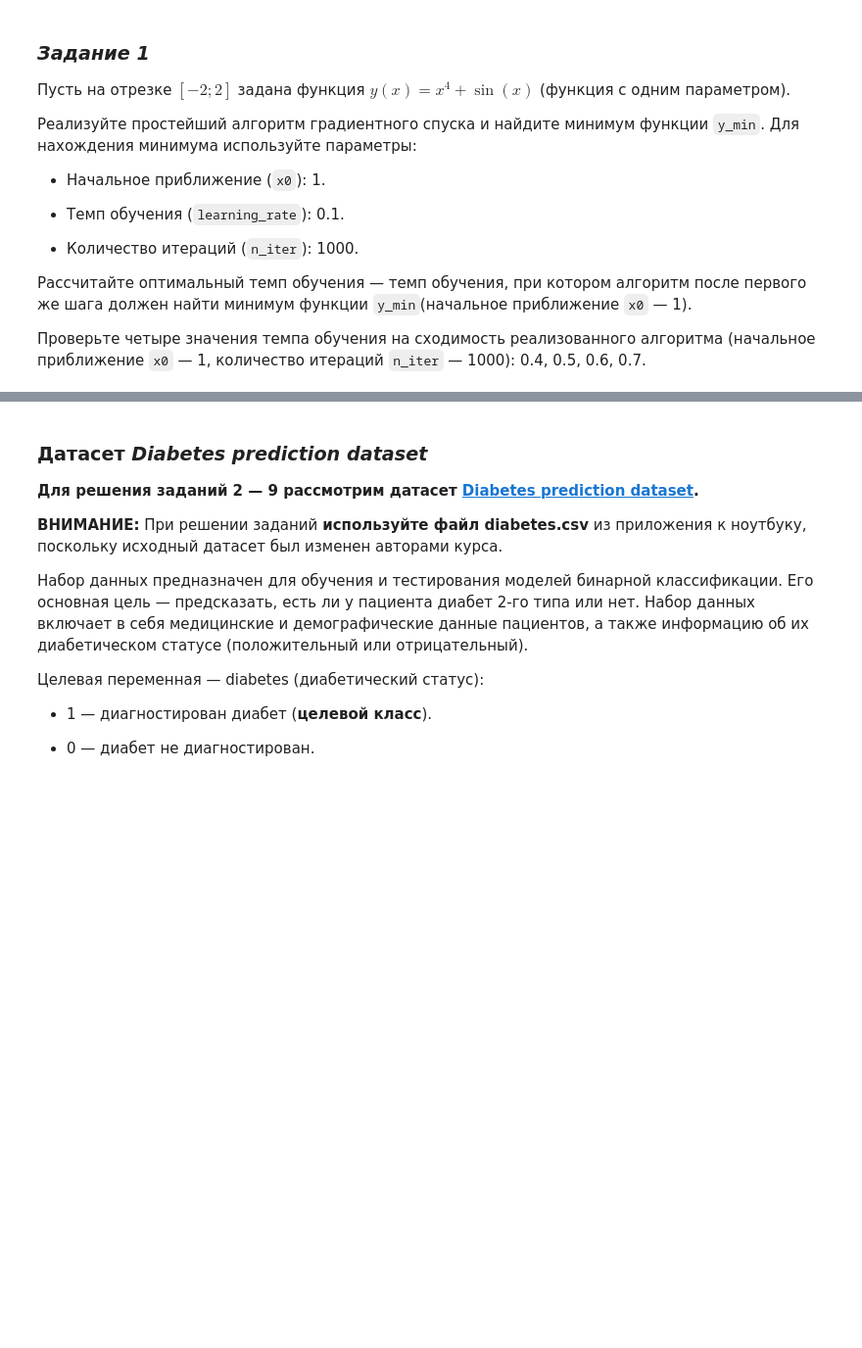
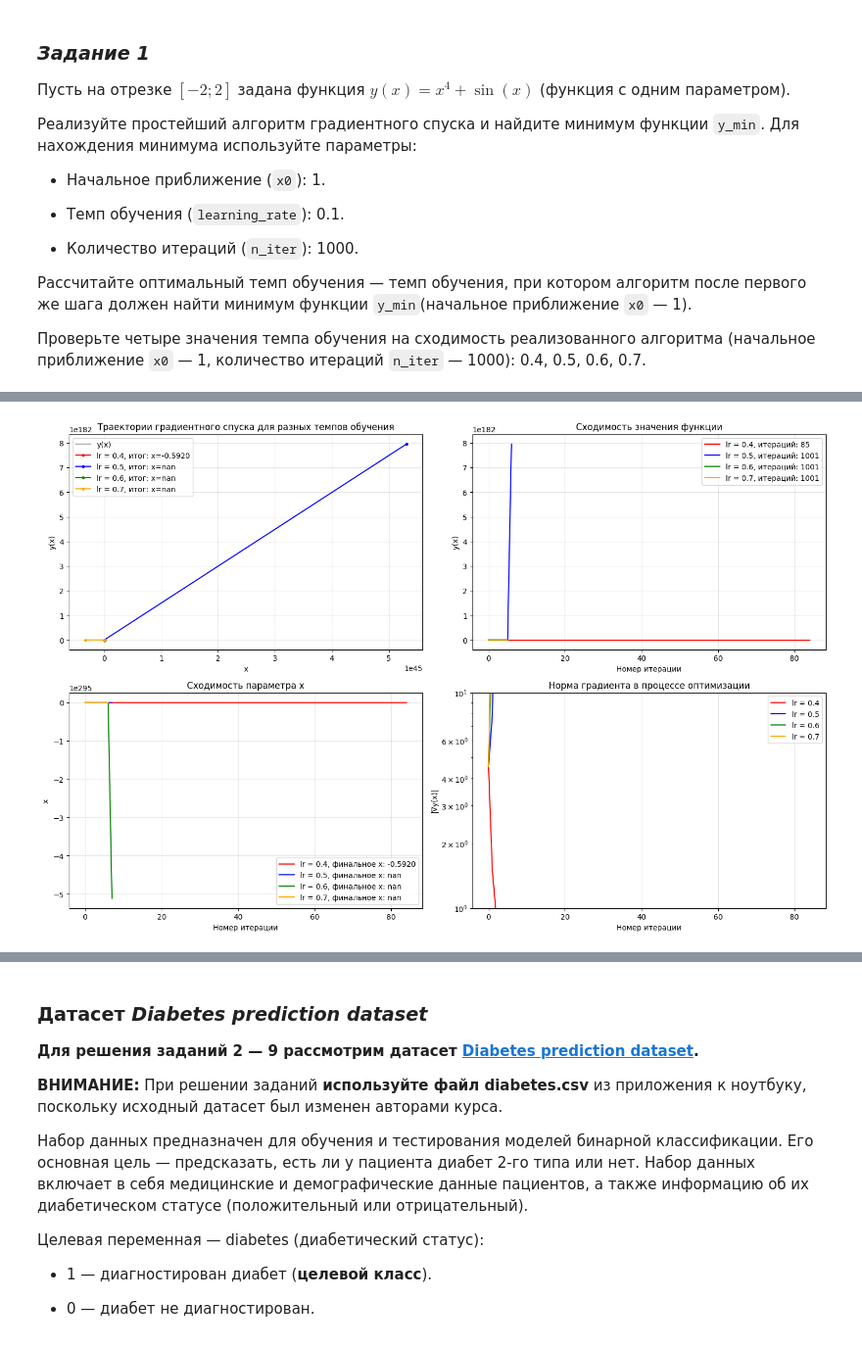
Before and after one commit to HoshiBatista/ODS.ai-Classic-ML-course, a Jupyter notebook: notebooks/home_work_2/02. Задание.ipynb, the cells around one changed output, grey strips where cells are left out. Shown at 98% size. Saved outputs shown, nothing was run; the diff lists cells and outputs as text; code cells hidden in the pictures; blank space fills up the shorter version.

```diff
--- a/notebooks/home_work_2/02. Задание.ipynb
+++ b/notebooks/home_work_2/02. Задание.ipynb
@@ -249,4 +359,4 @@ plt.show()
 
 learning_rates = [0.4, 0.5, 0.6, 0.7]
 
-...
+results = analyze_convergence(x0, learning_rates, n_iter, gradient_y, func_y)
@@ -252,0 +384,66 @@ learning_rates = [0.4, 0.5, 0.6, 0.7]
+# %%
+# Визуализация сходимости для разных темпов обучения
+plt.figure(figsize=(15, 10))
+
+# График 1: Траектории градиентного спуска
+plt.subplot(2, 2, 1)
+plt.plot(x, y, 'k-', alpha=0.3, label='y(x)')
+
+colors = ['red', 'blue', 'green', 'orange']
+for i, lr in enumerate(learning_rates):
+    x_hist = results[lr]['x_history']
+    y_hist = results[lr]['y_history']
+    plt.plot(x_hist, y_hist, 'o-', color=colors[i], markersize=3,
+             label=f'lr = {lr}, итог: x={results[lr]["x_min"]:.4f}')
+
+plt.xlabel('x')
+plt.ylabel('y(x)')
+plt.title('Траектории градиентного спуска для разных темпов обучения')
+plt.legend()
+plt.grid(True, alpha=0.3)
+
+# График 2: Значение функции от номера итерации
+plt.subplot(2, 2, 2)
+for i, lr in enumerate(learning_rates):
+    y_hist = results[lr]['y_history']
+    plt.plot(range(len(y_hist)), y_hist, color=colors[i],
+             label=f'lr = {lr}, итераций: {len(y_hist)}')
+
+plt.xlabel('Номер итерации')
+plt.ylabel('y(x)')
+plt.title('Сходимость значения функции')
+plt.legend()
+plt.grid(True, alpha=0.3)
+
+# График 3: Значение x от номера итерации
+plt.subplot(2, 2, 3)
+for i, lr in enumerate(learning_rates):
+    x_hist = results[lr]['x_history']
+    plt.plot(range(len(x_hist)), x_hist, color=colors[i],
+             label=f'lr = {lr}, финальное x: {x_hist[-1]:.4f}')
+
+plt.xlabel('Номер итерации')
+plt.ylabel('x')
+plt.title('Сходимость параметра x')
+plt.legend()
+plt.grid(True, alpha=0.3)
+
+# График 4: Норма градиента от номера итерации
+plt.subplot(2, 2, 4)
+for i, lr in enumerate(learning_rates):
+    x_hist = results[lr]['x_history']
+    grad_norms = [abs(gradient_y(x)) for x in x_hist]
+    plt.plot(range(len(grad_norms)), grad_norms, color=colors[i],
+             label=f'lr = {lr}')
+
+plt.xlabel('Номер итерации')
+plt.ylabel('|∇y(x)|')
+plt.title('Норма градиента в процессе оптимизации')
+plt.yscale('log')
+plt.legend()
+plt.grid(True, alpha=0.3)
+
+plt.tight_layout()
+plt.show()
+# %% [output]
+[figure, added]
```
Also changed, not shown: parts of 14 cells of this notebook.
